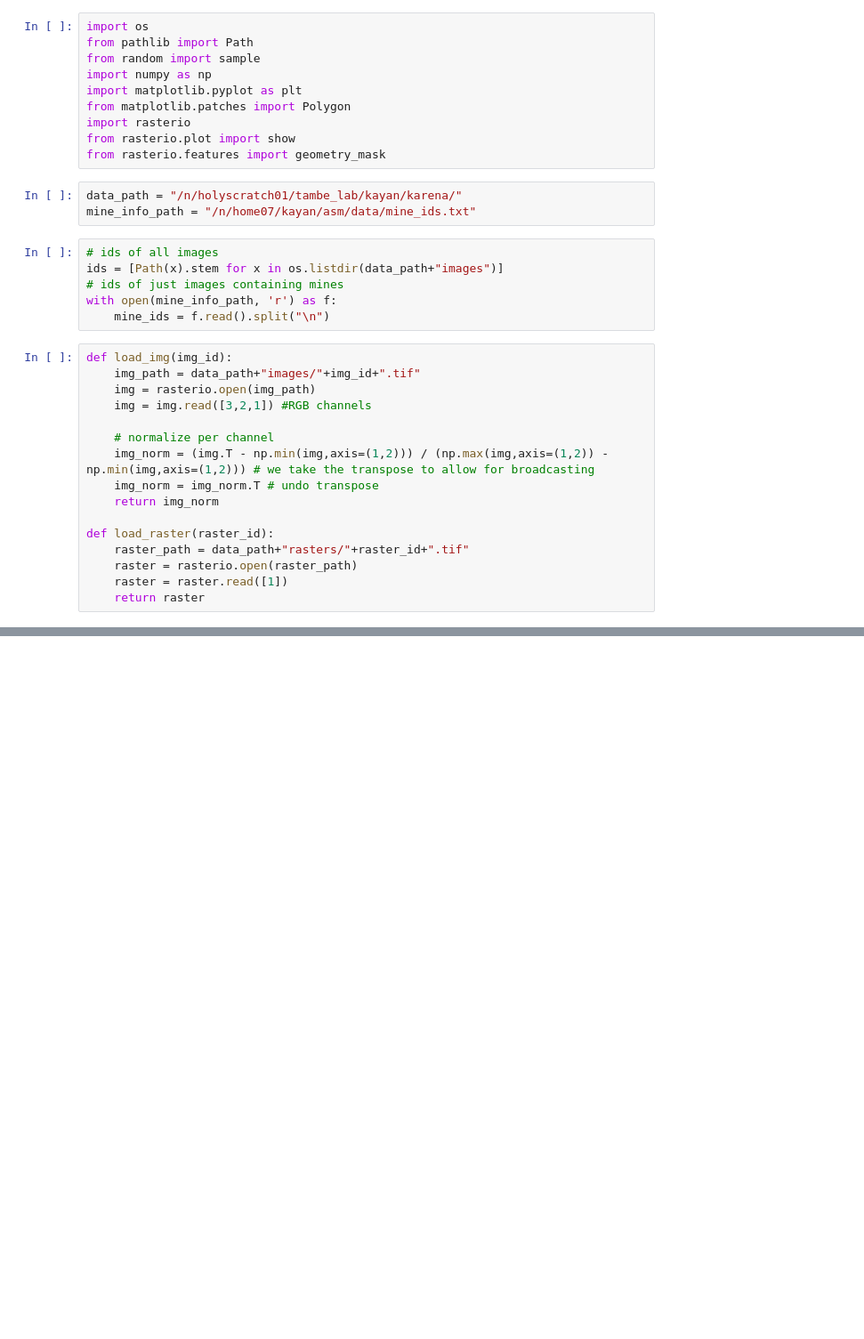
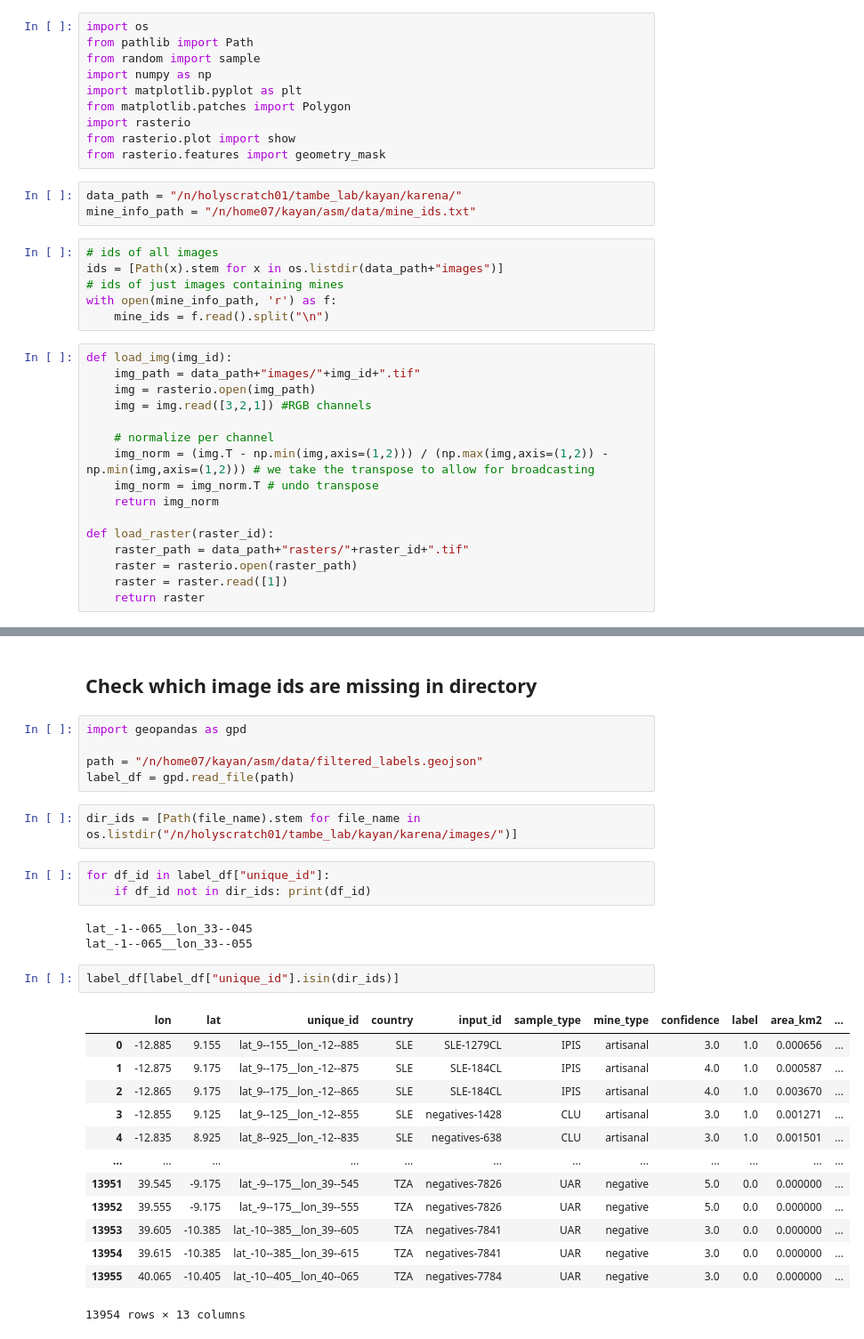
Before and after one commit to KYan19/asm_segment, a Jupyter notebook: notebooks/00_visualize_rasters.ipynb, the cells around one changed output, grey strips where cells are left out. Shown at 89% size. Cells and saved outputs as stored; diff of their text form; blank space fills up the shorter version.

```diff
--- a/notebooks/00_visualize_rasters.ipynb
+++ b/notebooks/00_visualize_rasters.ipynb
@@ -71,0 +105,31 @@ for i in range(n):
+# %% [markdown]
+## Check which image ids are missing in directory
+# %%
+import geopandas as gpd
+
+path = "/n/home07/kayan/asm/data/filtered_labels.geojson"
+label_df = gpd.read_file(path)
+# %%
+dir_ids = [Path(file_name).stem for file_name in os.listdir("/n/holyscratch01/tambe_lab/kayan/karena/images/")]
+# %%
+for df_id in label_df["unique_id"]:
+    if df_id not in dir_ids: print(df_id)
+# %% [output]
+lat_-1--065__lon_33--045
+lat_-1--065__lon_33--055
+# %%
+label_df[label_df["unique_id"].isin(dir_ids)]
+# %% [output]
+|  | lon | lat | unique_id | country | input_id | sample_type | mine_type | confidence | label | area_km2 | ... |
+| 0 | -12.885 | 9.155 | lat_9--155__lon_-12--885 | SLE | SLE-1279CL | IPIS | artisanal | 3.0 | 1.0 | 0.000656 | ... |
+| 1 | -12.875 | 9.175 | lat_9--175__lon_-12--875 | SLE | SLE-184CL | IPIS | artisanal | 4.0 | 1.0 | 0.000587 | ... |
+| 2 | -12.865 | 9.175 | lat_9--175__lon_-12--865 | SLE | SLE-184CL | IPIS | artisanal | 4.0 | 1.0 | 0.003670 | ... |
+| 3 | -12.855 | 9.125 | lat_9--125__lon_-12--855 | SLE | negatives-1428 | CLU | artisanal | 3.0 | 1.0 | 0.001271 | ... |
+| 4 | -12.835 | 8.925 | lat_8--925__lon_-12--835 | SLE | negatives-638 | CLU | artisanal | 3.0 | 1.0 | 0.001501 | ... |
+| ... | ... | ... | ... | ... | ... | ... | ... | ... | ... | ... | ... |
+| 13951 | 39.545 | -9.175 | lat_-9--175__lon_39--545 | TZA | negatives-7826 | UAR | negative | 5.0 | 0.0 | 0.000000 | ... |
+| 13952 | 39.555 | -9.175 | lat_-9--175__lon_39--555 | TZA | negatives-7826 | UAR | negative | 5.0 | 0.0 | 0.000000 | ... |
+| 13953 | 39.605 | -10.385 | lat_-10--385__lon_39--605 | TZA | negatives-7841 | UAR | negative | 3.0 | 0.0 | 0.000000 | ... |
+| 13954 | 39.615 | -10.385 | lat_-10--385__lon_39--615 | TZA | negatives-7841 | UAR | negative | 3.0 | 0.0 | 0.000000 | ... |
+| 13955 | 40.065 | -10.405 | lat_-10--405__lon_40--065 | TZA | negatives-7784 | UAR | negative | 3.0 | 0.0 | 0.000000 | ... |
+13954 rows × 13 columns
```
Also changed, not shown: parts of 4 cells of this notebook, 11 other files.
